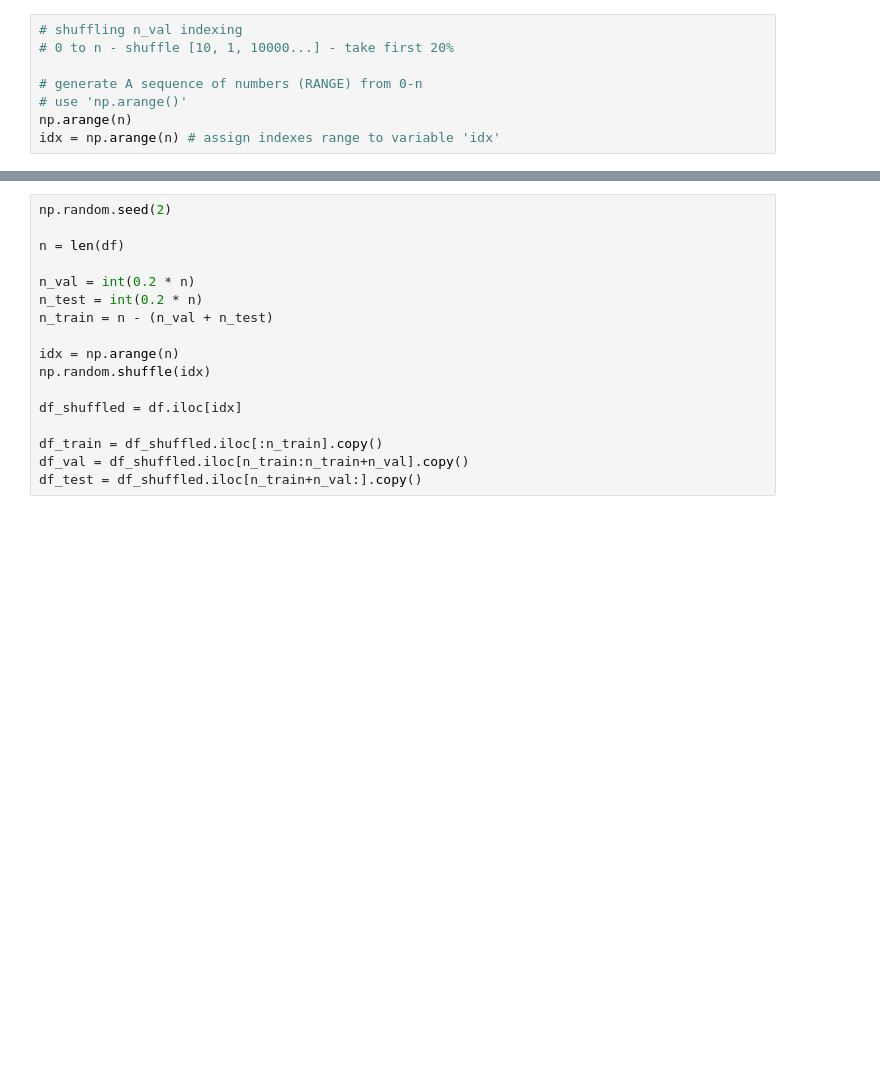
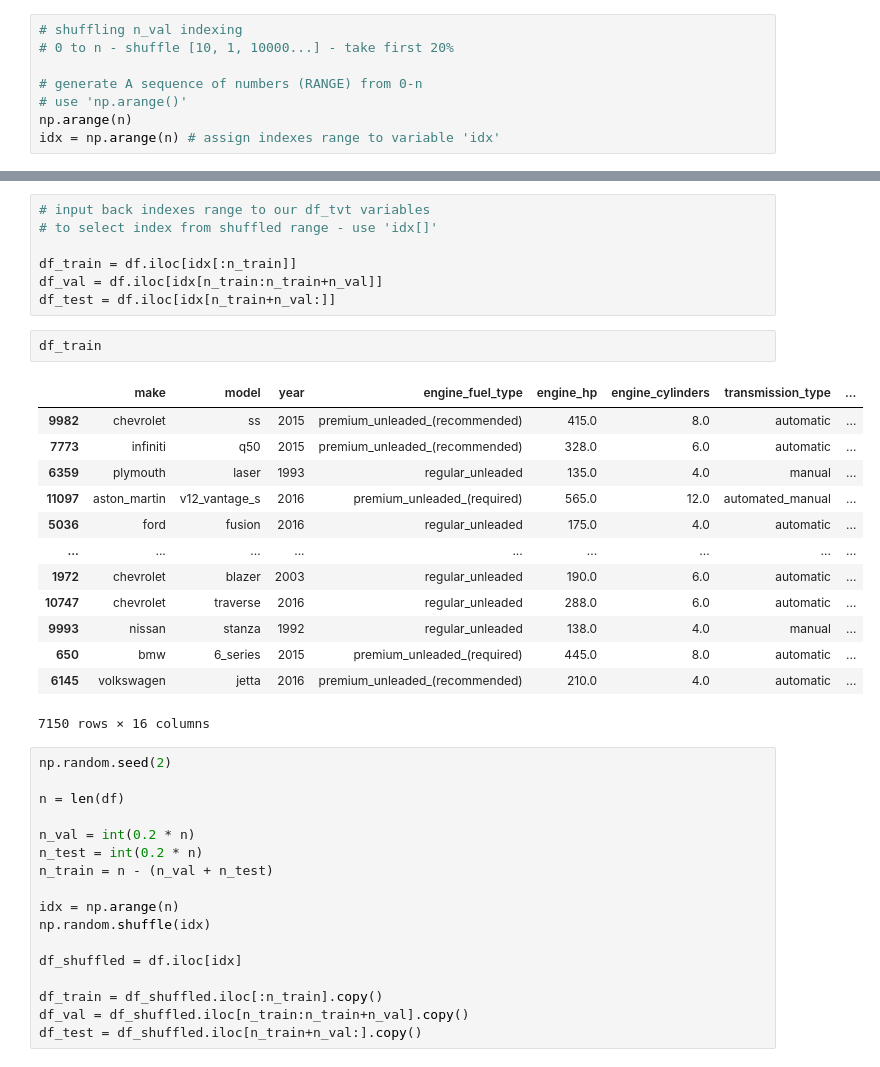
Before and after one commit to perobinbird/machine-learning-zoomcamp, a Jupyter notebook: 02-regression/02-carprice.ipynb, the cells around one changed output, grey strips where cells are left out. Cells and saved outputs as stored; diff of their text form; blank space fills up the shorter version.

```diff
--- a/02-regression/02-carprice.ipynb
+++ b/02-regression/02-carprice.ipynb
@@ -570,3 +584,26 @@ df_test =
+# %%
+# input back indexes range to our df_tvt variables
+# to select index from shuffled range - use 'idx[]'
+
+df_train = df.iloc[idx[:n_train]]
+df_val = df.iloc[idx[n_train:n_train+n_val]]
+df_test = df.iloc[idx[n_train+n_val:]]
+# %%
+df_train
+# %% [output]
+|  | make | model | year | engine_fuel_type | engine_hp | engine_cylinders | transmission_type | ... |
+| 9982 | chevrolet | ss | 2015 | premium_unleaded_(recommended) | 415.0 | 8.0 | automatic | ... |
+| 7773 | infiniti | q50 | 2015 | premium_unleaded_(recommended) | 328.0 | 6.0 | automatic | ... |
+| 6359 | plymouth | laser | 1993 | regular_unleaded | 135.0 | 4.0 | manual | ... |
+| 11097 | aston_martin | v12_vantage_s | 2016 | premium_unleaded_(required) | 565.0 | 12.0 | automated_manual | ... |
+| 5036 | ford | fusion | 2016 | regular_unleaded | 175.0 | 4.0 | automatic | ... |
+| ... | ... | ... | ... | ... | ... | ... | ... | ... |
+| 1972 | chevrolet | blazer | 2003 | regular_unleaded | 190.0 | 6.0 | automatic | ... |
+| 10747 | chevrolet | traverse | 2016 | regular_unleaded | 288.0 | 6.0 | automatic | ... |
+| 9993 | nissan | stanza | 1992 | regular_unleaded | 138.0 | 4.0 | manual | ... |
+| 650 | bmw | 6_series | 2015 | premium_unleaded_(required) | 445.0 | 8.0 | automatic | ... |
+| 6145 | volkswagen | jetta | 2016 | premium_unleaded_(recommended) | 210.0 | 4.0 | automatic | ... |
+7150 rows × 16 columns
 # %%
 np.random.seed(2)
 
```
Also changed, not shown: parts of 3 cells of this notebook.
